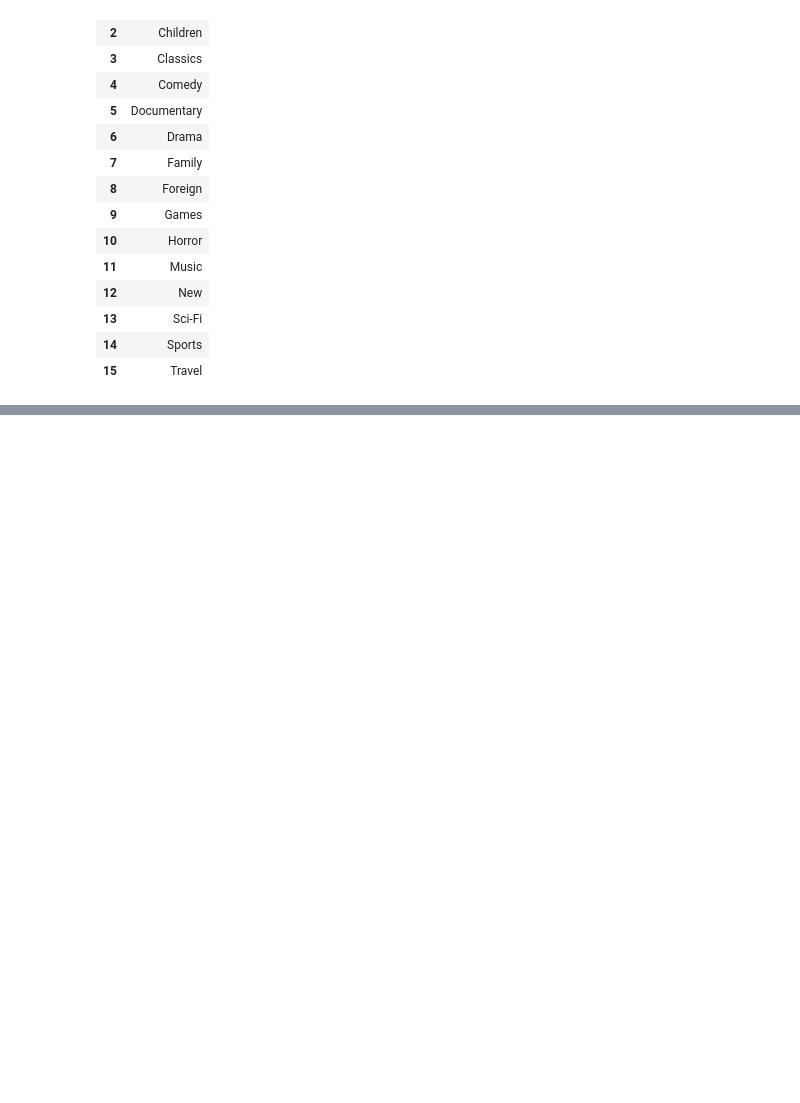
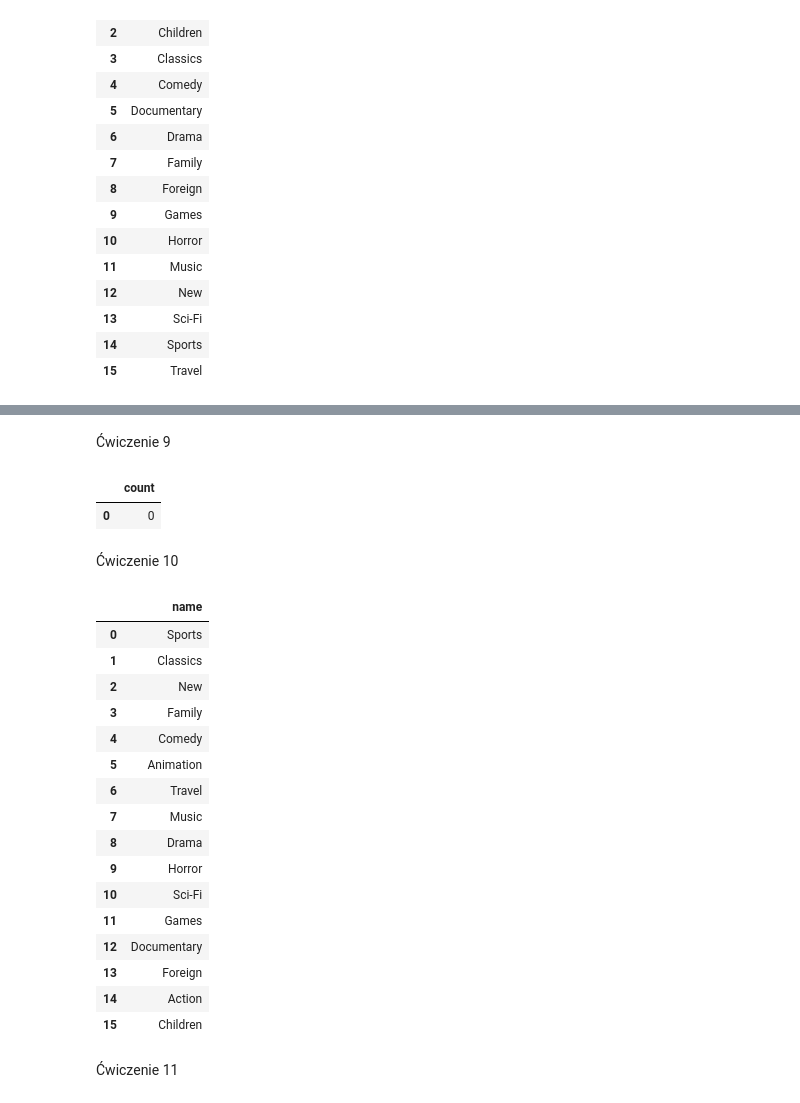
Before and after one commit to MicnedSQ/AiBD, a Jupyter notebook: Lab2/example.ipynb, the cells around one changed output, grey strips where cells are left out. Saved outputs shown, nothing was run; the diff lists cells and outputs as text; code cells hidden in the pictures; blank space fills up the shorter version.

```diff
--- a/Lab2/example.ipynb
+++ b/Lab2/example.ipynb
@@ -132,0 +274,73 @@ print(c3_2)
+# %% [markdown]
+Ćwiczenie 9
+# %%
+c9 = pd.read_sql("""
+SELECT
+    COUNT(staff_id)
+FROM
+    staff
+LEFT JOIN
+    address
+ON
+    staff.address_id = address.address_id
+LEFT JOIN
+    city
+ON
+    address.city_id = city.city_id
+LEFT JOIN
+    country
+ON
+    city.country_id = country.country_id
+WHERE
+    country = 'Argentina' OR country = 'Spain'
+""", con=connection_sqlalchemy)
+c9
+# %% [output]
+|  | count |
+| 0 | 0 |
+# %% [markdown]
+Ćwiczenie 10
+# %%
+c10 = pd.read_sql("""
+SELECT
+    DISTINCT name
+FROM
+    rental
+LEFT JOIN
+    inventory
+ON
+    rental.inventory_id = inventory.inventory_id
+LEFT JOIN
+    film
+ON
+    inventory.film_id = film.film_id
+LEFT JOIN
+    film_category
+ON
+    film.film_id = film_category.film_id
+LEFT JOIN
+    category
+ON
+    film_category.category_id = category.category_id
+""", con=connection_sqlalchemy)
+c10
+# %% [output]
+|  | name |
+| 0 | Sports |
+| 1 | Classics |
+| 2 | New |
+| 3 | Family |
+| 4 | Comedy |
+| 5 | Animation |
+| 6 | Travel |
+| 7 | Music |
+| 8 | Drama |
+| 9 | Horror |
+| 10 | Sci-Fi |
+| 11 | Games |
+| 12 | Documentary |
+| 13 | Foreign |
+| 14 | Action |
+| 15 | Children |
+# %% [markdown]
+Ćwiczenie 11
```
Also changed, not shown: parts of 26 cells of this notebook.
